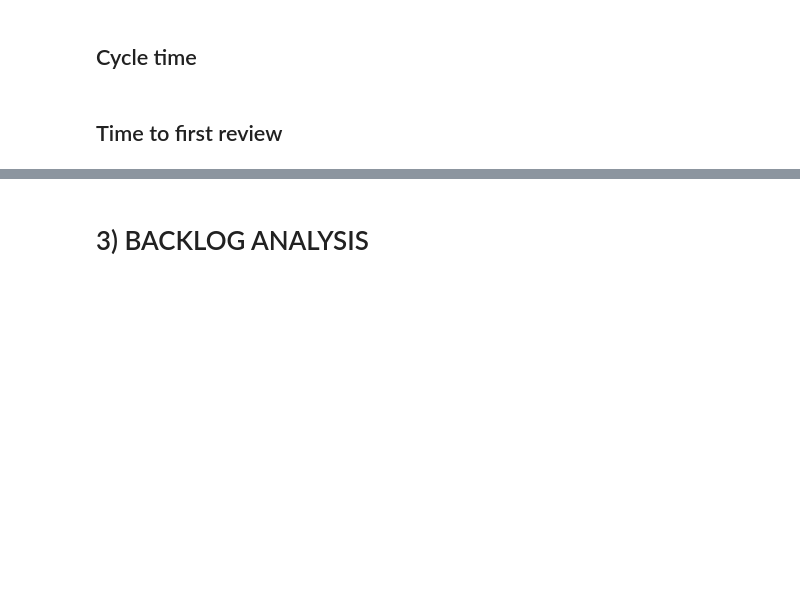
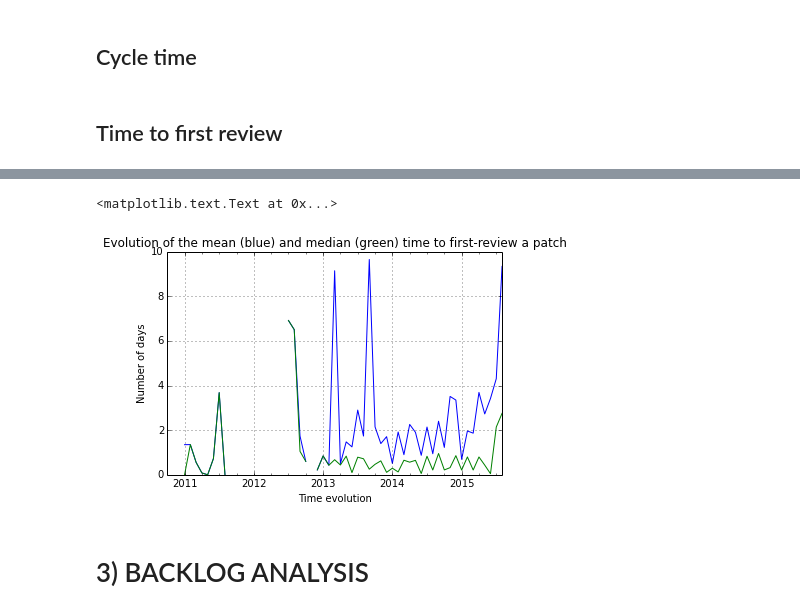
Before and after one commit to dicortazar/ipython-notebooks, a Jupyter notebook: projects/xen-analysis/Code-Review-Metrics.ipynb, the cells around one changed output, grey strips where cells are left out. Cells and saved outputs as stored; diff of their text form; code cells hidden in the pictures; blank space fills up the shorter version.

```diff
--- a/projects/xen-analysis/Code-Review-Metrics.ipynb
+++ b/projects/xen-analysis/Code-Review-Metrics.ipynb
@@ -234,3 +279,18 @@ Metrics to retrieve:
+# %%
+mean_time2review = time2review_df.set_index("review_time").resample('M', how={"time2review_days":np.mean})
+median_time2review = time2review_df.set_index("review_time").resample('M', how={"time2review_days":np.median})
+dates = pd.date_range('2010-10', '2015-09', freq='M') # data starting in 2010-10 and ending in 2015-08
+time2reviewTS = Series(mean_time2review["time2review_days"], index=dates)
+time2review_medianTS = Series(median_time2review["time2review_days"], index=dates)
+
+time2reviewTS_chart = time2reviewTS.plot()
+time2review_medianTS.plot()
+time2reviewTS_chart.set_xlabel("Time evolution")
+time2reviewTS_chart.set_ylabel("Number of days")
+time2reviewTS_chart.set_title("Evolution of the mean (blue) and median (green) time to first-review a patch")
+# %% [output]
+<matplotlib.text.Text at 0x...>
+[figure, added]
 # %% [markdown]
 # 3) BACKLOG ANALYSIS
 # %% [markdown]
```
Also changed, not shown: parts of 4 cells of this notebook.
